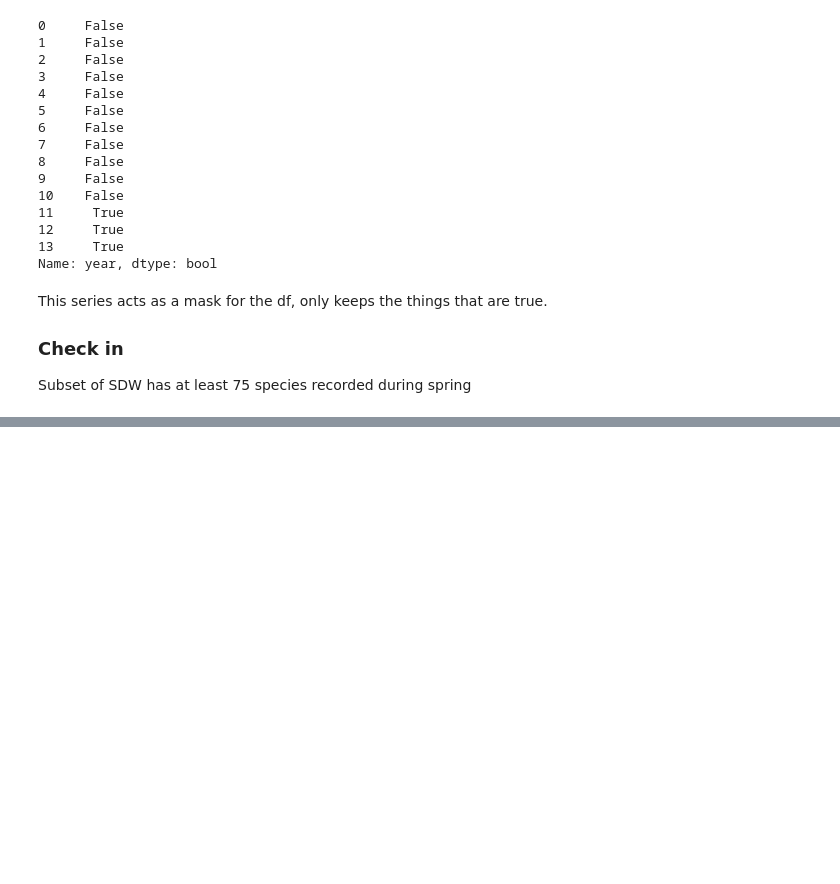
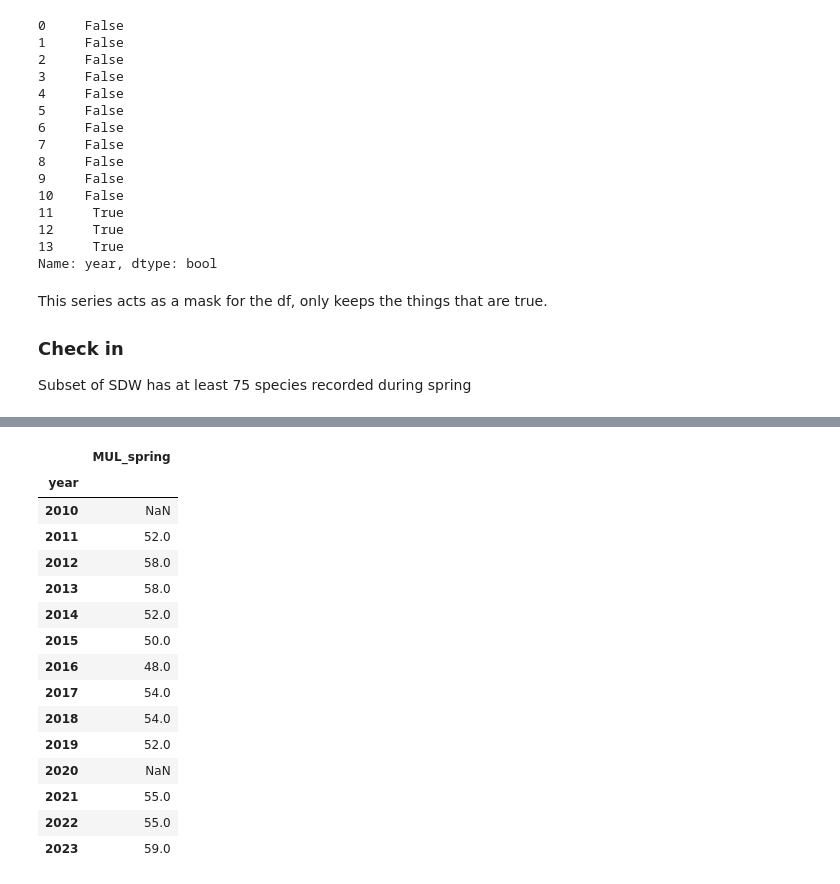
Before and after one commit to haylee360/eds220-2024-in-class, a Jupyter notebook: week2-dataframe-subsetting.ipynb, the cells around one changed output, grey strips where cells are left out. Drawn from its saved outputs; the diff is of its cells as text; code cells hidden in the pictures; blank space fills up the shorter version.

```diff
--- a/week2-dataframe-subsetting.ipynb
+++ b/week2-dataframe-subsetting.ipynb
@@ -259,0 +267,20 @@ sdw_spring
+# %%
+mul_spring = df[['MUL_spring', 'year']].set_index('year')
+mul_spring
+# %% [output]
+|  | MUL_spring |
+| year |  |
+| 2010 | NaN |
+| 2011 | 52.0 |
+| 2012 | 58.0 |
+| 2013 | 58.0 |
+| 2014 | 52.0 |
+| 2015 | 50.0 |
+| 2016 | 48.0 |
+| 2017 | 54.0 |
+| 2018 | 54.0 |
+| 2019 | 52.0 |
+| 2020 | NaN |
+| 2021 | 55.0 |
+| 2022 | 55.0 |
+| 2023 | 59.0 |
```
Also changed, not shown: parts of 5 cells of this notebook, 1 other file.
